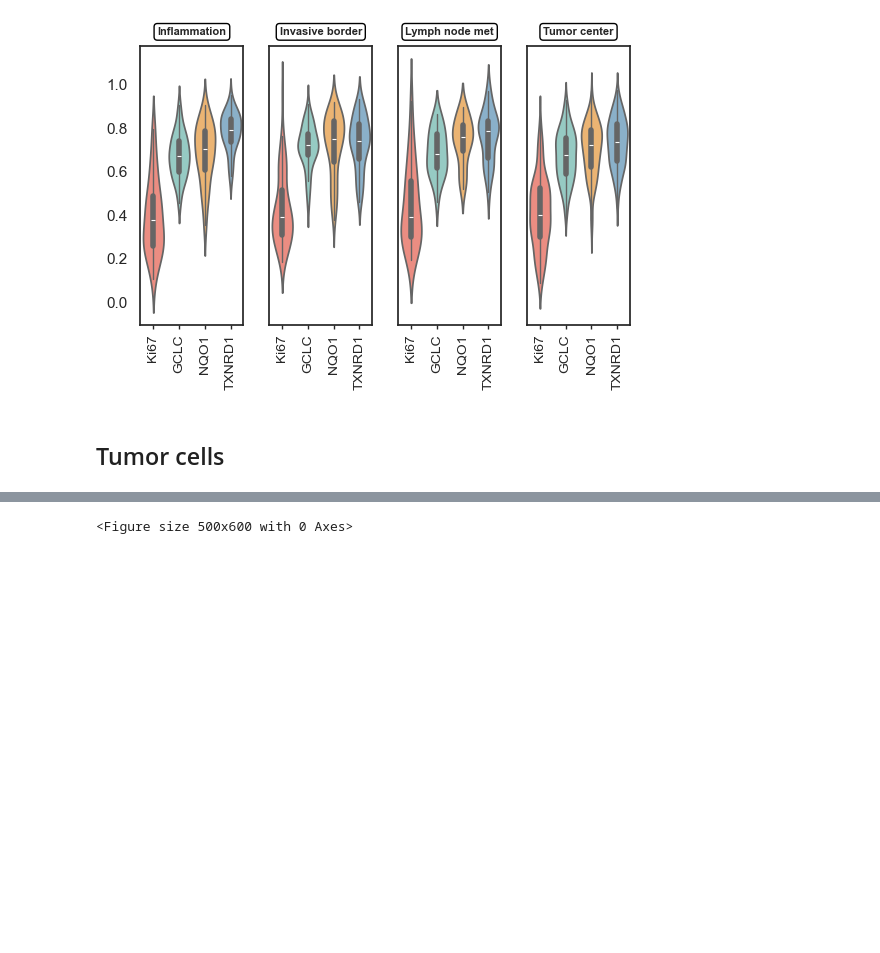
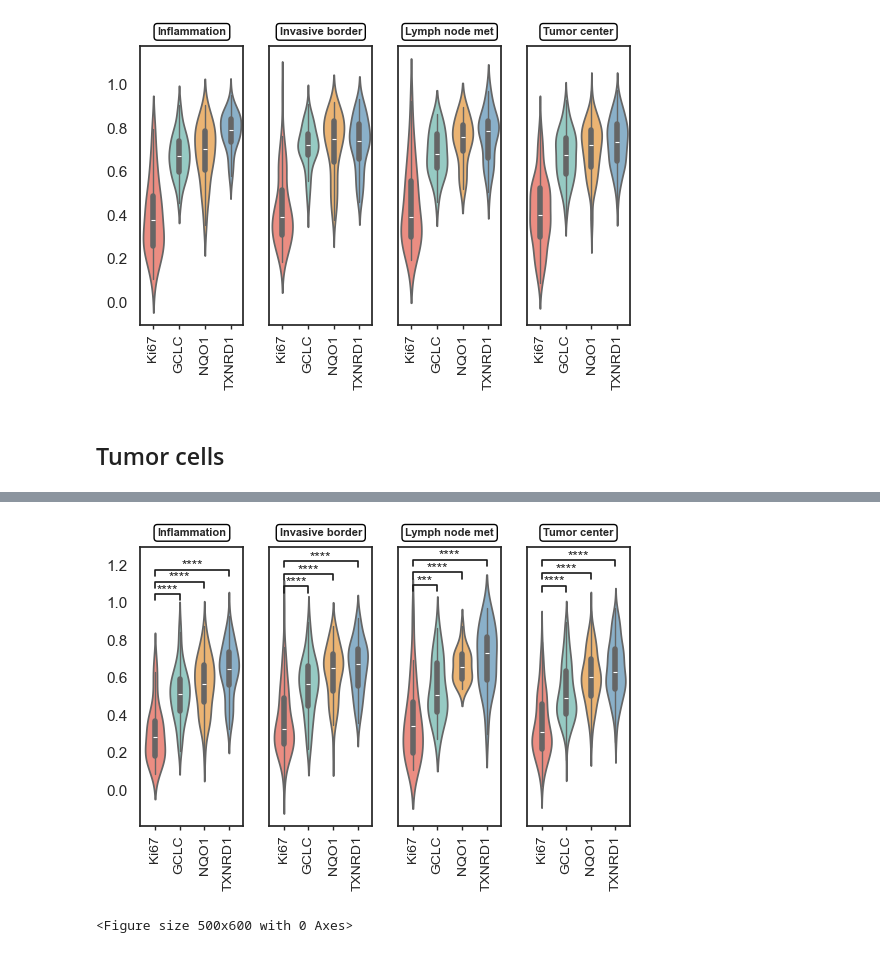
Before and after one commit to farkkilab/Auria_project, a Jupyter notebook: Codes/t-CycIF/Moran_violin.ipynb, the cells around one changed output, grey strips where cells are left out. Drawn from its saved outputs; the diff is of its cells as text; code cells hidden in the pictures; blank space fills up the shorter version.

```diff
--- a/Codes/t-CycIF/Moran_violin.ipynb
+++ b/Codes/t-CycIF/Moran_violin.ipynb
@@ -162,3 +261,101 @@ annotation_dict = core_annotation.drop_duplicates('core_imageid').set_index('cor
 # Add Annotation column to combined dataframe
 combined_moran['Annotation'] = combined_moran['core_imageid'].map(annotation_dict)
 combined_moran['Annotation'] = combined_moran['Annotation'].fillna('Unknown')
+# %%
+# prepare data again
+df = pd.DataFrame(combined_moran)
+df = df[(df['marker'] != 'GLUT1') & (df['marker'] != 'Vimentin') & (df['Annotation'] != 'Unknown')]
+df['marker'] = df['marker'].replace('Ki67_2', 'Ki67')
+
+annotation_order = ['Inflammation', 'Invasive border', 'Lymph node met', 'Tumor center']
+marker_order = ['Ki67', 'GCLC', 'NQO1', 'TXNRD1']
+marker_colors = {'TXNRD1': '#7fb2d3', 'GCLC': '#8dd3c9', 'NQO1': '#ffb55f', 'Ki67': '#fc7f71'}
+
+
+# calculate significance
+# Friedman test and then post-hoc (only compare Ki67 vs other three)
+sig_dict = {}
+for anno in annotation_order:
+    sub = df[df['Annotation'] == anno]
+
+    wide = sub.pivot_table(index='core_imageid', columns='marker', values='I')
+    wide = wide[marker_order].dropna()
+
+    if wide.shape[0] == 0:
+        continue
+
+    # Friedman test (overall difference)
+    stat, p = friedmanchisquare(*[wide[m] for m in marker_order])
+    print(f"{anno} | Friedman chi2={stat:.3f}, p={p:.4g}, n={wide.shape[0]} cores")
+
+    # Post-hoc：only compare Ki67 vs GCLC/NQO1/TXNRD1
+    sig_pairs = []
+    for m in ['GCLC', 'NQO1', 'TXNRD1']:
+        stat_w, p_w = wilcoxon(wide['Ki67'], wide[m])
+        p_w_adj = p_w * 3  # Bonferroni correction for 3 comparisons
+        if p_w_adj < 0.05:
+            sig_pairs.append(('Ki67', m, p_w_adj))
+    sig_dict[anno] = sig_pairs
+
+# Violin plot with significance annotations
+sns.set(style="white")
+g = sns.catplot(
+    x='marker', y='I', hue='marker',
+    col='Annotation', col_wrap=4,
+    data=df, kind='violin', split=False, inner='box',
+    palette=marker_colors, height=4, aspect=0.35,
+    inner_kws=dict(box_width=4, whis_width=1),
+    col_order=annotation_order,
+    order=marker_order
+)
+
+for ax in g.axes.flat:
+    for spine in ax.spines.values():
+        spine.set_visible(True)
+    ax.grid(False)
+    ax.tick_params(axis='x', which='both', length=3, width=1, direction='out', bottom=True)
+
+g.set_titles("{col_name}", fontsize=9, fontweight='bold')
+for ax in g.axes.flat:
+    title_text = ax.get_title()
+    ax.set_title('')
+    ax.text(0.5, 1.05, title_text,
+            transform=ax.transAxes,
+            ha='center', va='center',
+            bbox=dict(boxstyle='round,pad=0.3',
+                      facecolor='white', edgecolor='black', linewidth=1),
+            fontsize=8, fontweight='bold')
+
+g.set_axis_labels("", "")
+g.set_xticklabels(rotation=90, fontsize=10)
+
+# add significance lines
+def add_sig_lines(ax, anno):
+    pairs = sig_dict.get(anno, [])
+    if not pairs:
+        return
+    y_max = df[df['Annotation']==anno]['I'].max()
+    y_start = y_max + 0.09*(y_max)
+    step = 0.07*(y_max)
+    for i, (m1, m2, pval) in enumerate(pairs):
+        x1 = marker_order.index(m1)
+        x2 = marker_order.index(m2)
+        y = y_start + i*step
+        ax.plot([x1, x1, x2, x2], [y, y+step/2, y+step/2, y], lw=1.2, c='k')
+        if pval < 0.0001:
+            text = '****'
+        elif pval < 0.001:
+            text = '***'
+        elif pval < 0.01:
+            text = '**'
+        else:
+            text = '*'
+        ax.text((x1+x2)/2, y+step*0.3, text, ha='center', va='bottom', fontsize=10)
+
+for ax, anno in zip(g.axes.flat, annotation_order):
+    add_sig_lines(ax, anno)
+
+plt.tight_layout()
+plt.savefig('/Users/wenqchen/Desktop/Projects/Auria/Plots/Moran_violin_tumor_Ki67_comparisons.pdf', bbox_inches='tight', dpi=500)
+plt.show()
+# %% [output]
@@ -165,3 +366,4 @@ combined_moran['Annotation'] = combined_moran['Annotation'].fillna('Unknown')
+[figure, added]
 # %%
 
 df = pd.DataFrame(combined_moran)
```
Also changed, not shown: parts of 4 cells of this notebook, 5 other files.
